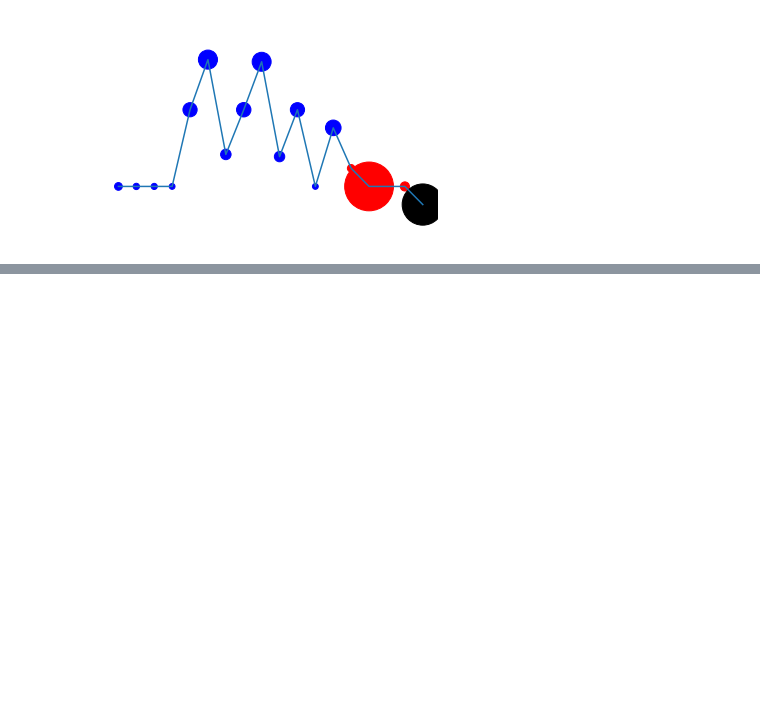
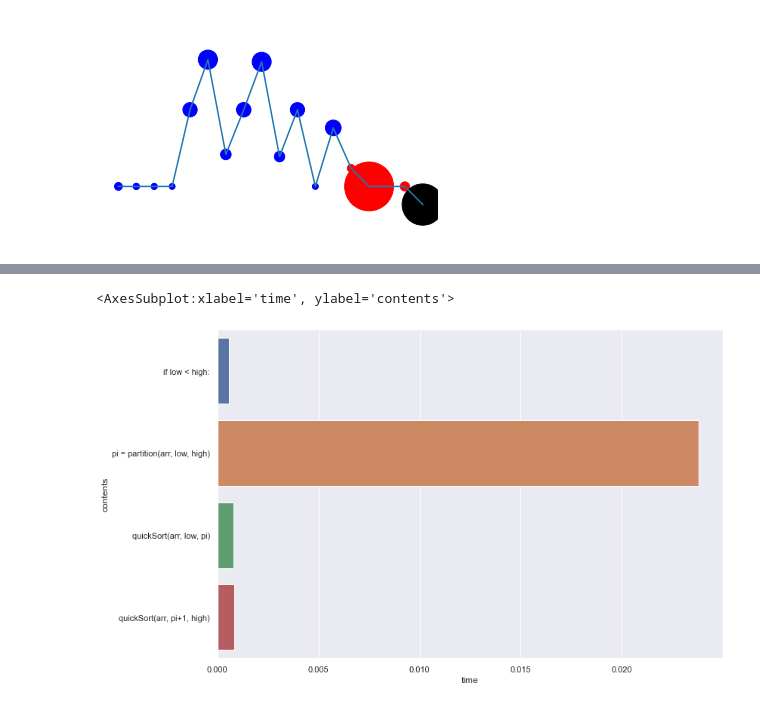
Before and after one commit to Lockers13/codagio, a Jupyter notebook: mpl_drafts.ipynb, the cells around one changed output, grey strips where cells are left out. Saved outputs shown, nothing was run; the diff lists cells and outputs as text; code cells hidden in the pictures; blank space fills up the shorter version.

```diff
--- a/mpl_drafts.ipynb
+++ b/mpl_drafts.ipynb
@@ -160,0 +137,5 @@ make_fdef_df(prog_dict.get("fdefs"))
+# %%
+sns.barplot(data=fdfs[1].reset_index(), x='time', y='contents')
+# %% [output]
+<AxesSubplot:xlabel='time', ylabel='contents'>
+[figure, added]
```
Also changed, not shown: parts of 6 cells of this notebook.
